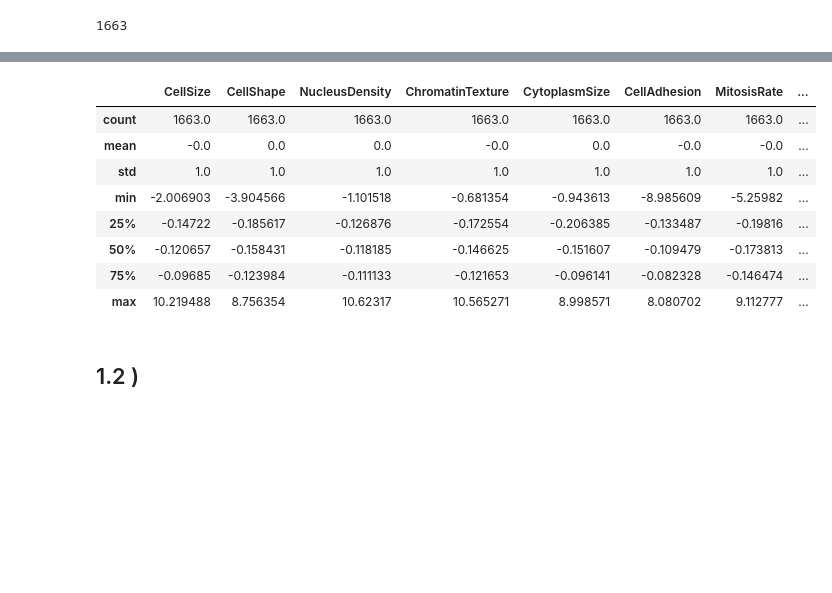
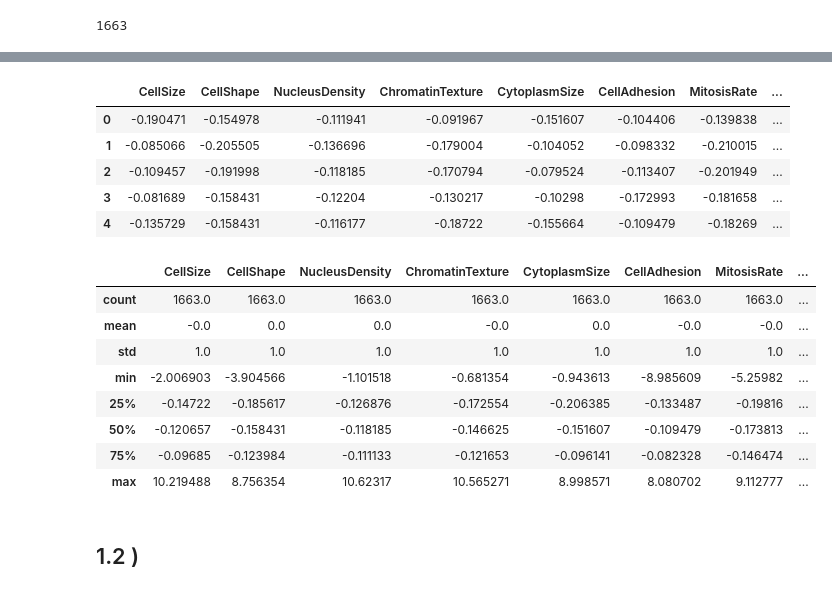
Before and after one commit to NazaGonella/TP02-machine-learning, a Jupyter notebook: Gonella_Nazareno_Notebook_TP2.ipynb, the cells around one changed output, grey strips where cells are left out. Saved outputs shown, nothing was run; the diff lists cells and outputs as text; code cells hidden in the pictures; blank space fills up the shorter version.

```diff
--- a/Gonella_Nazareno_Notebook_TP2.ipynb
+++ b/Gonella_Nazareno_Notebook_TP2.ipynb
@@ -47,6 +50,7 @@ print(cell_diagnosis_dev['GeneticMutation'].value_counts()['Presnt'] + cell_diag
 # %%
 cell_diagnosis_dev_processed = prepro.correct_data_types(cell_diagnosis_dev)
 cell_diagnosis_dev_processed = prepro.fill_na_values(cell_diagnosis_dev_processed)
+cell_diagnosis_dev_processed = prepro.one_hot_encoding(cell_diagnosis_dev_processed, 'CellType')
 cell_diagnosis_dev_processed.to_csv(f'{project_root}/TP02/problema1/data/processed/cell_diagnosis_dev_processed.csv', index=False)
 cell_diagnosis_dev_processed.info()
 # %% [output]
@@ -88,17 +100,25 @@ display(cell_diagnosis_dev_processed.describe(include=["string", "bool"]))
 # %%
 cell_diagnosis_dev_processed_and_standardized : pd.DataFrame = prepro.standardize_numeric_columns(cell_diagnosis_dev_processed)
 cell_diagnosis_dev_processed_and_standardized.to_csv(f'{project_root}/TP02/problema1/data/processed/cell_diagnosis_dev_processed_and_standardized.csv', index=False)
+display(cell_diagnosis_dev_processed_and_standardized.head())
+print("")
 display(cell_diagnosis_dev_processed_and_standardized.describe())
 # %% [output]
 |  | CellSize | CellShape | NucleusDensity | ChromatinTexture | CytoplasmSize | CellAdhesion | MitosisRate | ... |
-| count | 1663.0 | 1663.0 | 1663.0 | 1663.0 | 1663.0 | 1663.0 | 1663.0 | ... |
-| mean | -0.0 | 0.0 | 0.0 | -0.0 | 0.0 | -0.0 | -0.0 | ... |
-| std | 1.0 | 1.0 | 1.0 | 1.0 | 1.0 | 1.0 | 1.0 | ... |
-| min | -2.006903 | -3.904566 | -1.101518 | -0.681354 | -0.943613 | -8.985609 | -5.25982 | ... |
-| 25% | -0.14722 | -0.185617 | -0.126876 | -0.172554 | -0.206385 | -0.133487 | -0.19816 | ... |
-| 50% | -0.120657 | -0.158431 | -0.118185 | -0.146625 | -0.151607 | -0.109479 | -0.173813 | ... |
-| 75% | -0.09685 | -0.123984 | -0.111133 | -0.121653 | -0.096141 | -0.082328 | -0.146474 | ... |
-| max | 10.219488 | 8.756354 | 10.62317 | 10.565271 | 8.998571 | 8.080702 | 9.112777 | ... |
+| 0 | -0.190471 | -0.154978 | -0.111941 | -0.091967 | -0.151607 | -0.104406 | -0.139838 | ... |
+| 1 | -0.085066 | -0.205505 | -0.136696 | -0.179004 | -0.104052 | -0.098332 | -0.210015 | ... |
+| 2 | -0.109457 | -0.191998 | -0.118185 | -0.170794 | -0.079524 | -0.113407 | -0.201949 | ... |
+| 3 | -0.081689 | -0.158431 | -0.12204 | -0.130217 | -0.10298 | -0.172993 | -0.181658 | ... |
+| 4 | -0.135729 | -0.158431 | -0.116177 | -0.18722 | -0.155664 | -0.109479 | -0.18269 | ... |
+|  | CellSize | CellShape | NucleusDensity | ChromatinTexture | CytoplasmSize | CellAdhesion | MitosisRate | ... |
+| count | 1663.0 | 1663.0 | 1663.0 | 1663.0 | 1663.0 | 1663.0 | 1663.0 | ... |
+| mean | -0.0 | 0.0 | 0.0 | -0.0 | 0.0 | -0.0 | -0.0 | ... |
+| std | 1.0 | 1.0 | 1.0 | 1.0 | 1.0 | 1.0 | 1.0 | ... |
+| min | -2.006903 | -3.904566 | -1.101518 | -0.681354 | -0.943613 | -8.985609 | -5.25982 | ... |
+| 25% | -0.14722 | -0.185617 | -0.126876 | -0.172554 | -0.206385 | -0.133487 | -0.19816 | ... |
+| 50% | -0.120657 | -0.158431 | -0.118185 | -0.146625 | -0.151607 | -0.109479 | -0.173813 | ... |
+| 75% | -0.09685 | -0.123984 | -0.111133 | -0.121653 | -0.096141 | -0.082328 | -0.146474 | ... |
+| max | 10.219488 | 8.756354 | 10.62317 | 10.565271 | 8.998571 | 8.080702 | 9.112777 | ... |
 # %% [markdown]
 ## 1.2 )
 # %%
```
Also changed, not shown: parts of 4 cells of this notebook, 5 other files.
